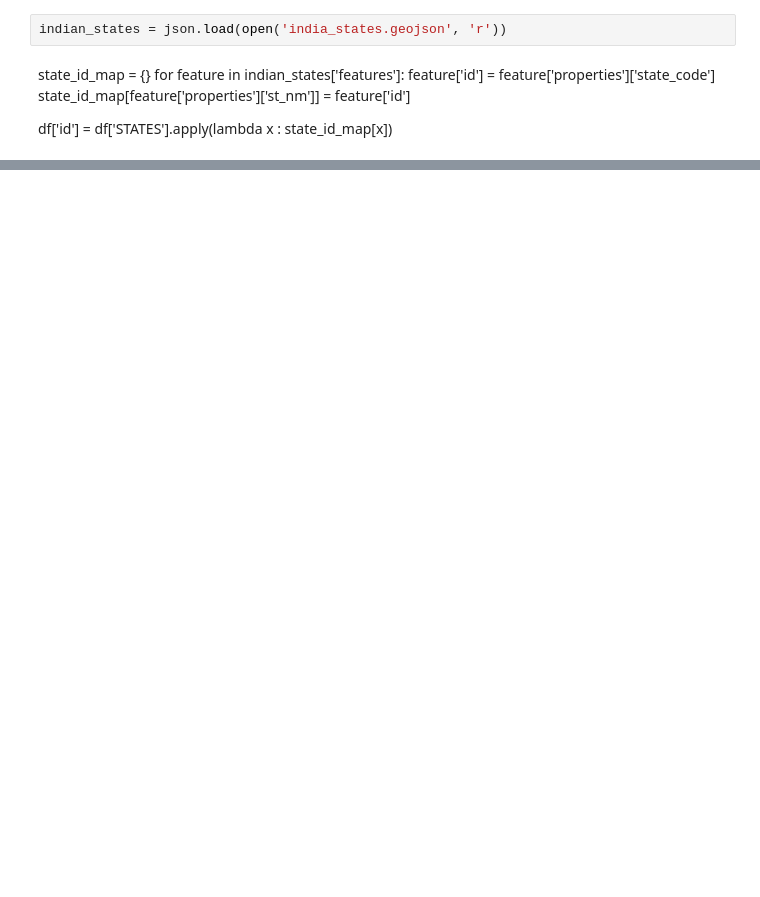
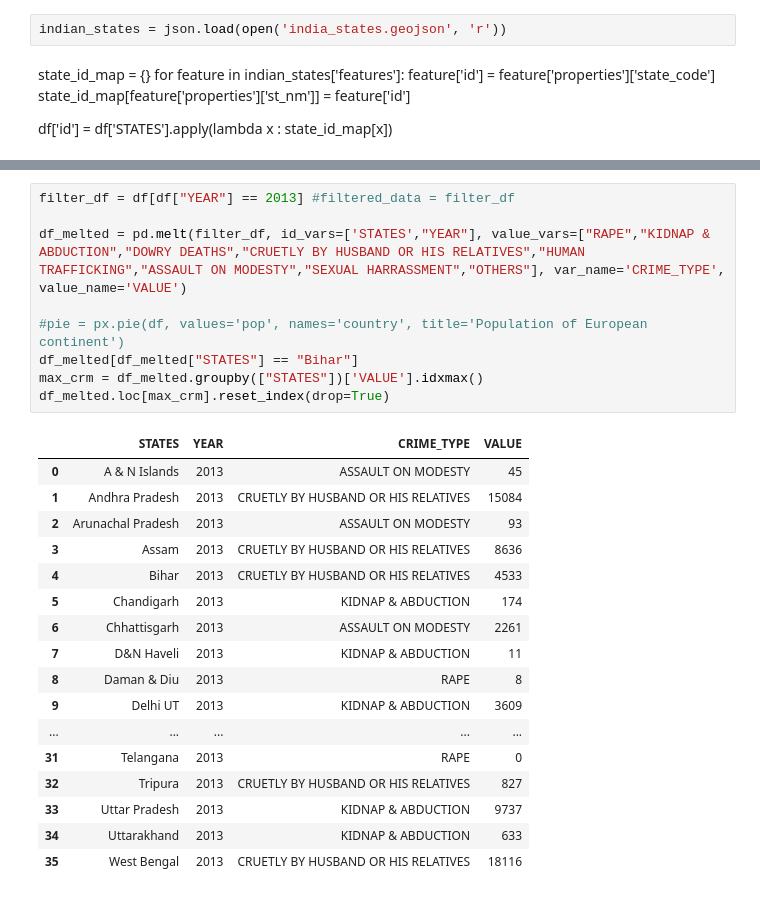
Before and after one commit to sweetcurryice/Crimes_Against_Women_Data_Science_Dashboard, a Jupyter notebook: eda.ipynb, the cells around one changed output, grey strips where cells are left out. Saved outputs shown, nothing was run; the diff lists cells and outputs as text; blank space fills up the shorter version.

```diff
--- a/eda.ipynb
+++ b/eda.ipynb
@@ -55,0 +106,27 @@ df[df["YEAR"] == 2019]
+# %%
+filter_df = df[df["YEAR"] == 2013] #filtered_data = filter_df
+
+df_melted = pd.melt(filter_df, id_vars=['STATES',"YEAR"], value_vars=["RAPE","KIDNAP & ABDUCTION","DOWRY DEATHS","CRUETLY BY HUSBAND OR HIS RELATIVES","HUMAN TRAFFICKING","ASSAULT ON MODESTY","SEXUAL HARRASSMENT","OTHERS"], var_name='CRIME_TYPE', value_name='VALUE')
+
+#pie = px.pie(df, values='pop', names='country', title='Population of European continent')
+df_melted[df_melted["STATES"] == "Bihar"]
+max_crm = df_melted.groupby(["STATES"])['VALUE'].idxmax()
+df_melted.loc[max_crm].reset_index(drop=True)
+# %% [output]
+|  | STATES | YEAR | CRIME_TYPE | VALUE |
+| 0 | A & N Islands | 2013 | ASSAULT ON MODESTY | 45 |
+| 1 | Andhra Pradesh | 2013 | CRUETLY BY HUSBAND OR HIS RELATIVES | 15084 |
+| 2 | Arunachal Pradesh | 2013 | ASSAULT ON MODESTY | 93 |
+| 3 | Assam | 2013 | CRUETLY BY HUSBAND OR HIS RELATIVES | 8636 |
+| 4 | Bihar | 2013 | CRUETLY BY HUSBAND OR HIS RELATIVES | 4533 |
+| 5 | Chandigarh | 2013 | KIDNAP & ABDUCTION | 174 |
+| 6 | Chhattisgarh | 2013 | ASSAULT ON MODESTY | 2261 |
+| 7 | D&N Haveli | 2013 | KIDNAP & ABDUCTION | 11 |
+| 8 | Daman & Diu | 2013 | RAPE | 8 |
+| 9 | Delhi UT | 2013 | KIDNAP & ABDUCTION | 3609 |
+| ... | ... | ... | ... | ... |
+| 31 | Telangana | 2013 | RAPE | 0 |
+| 32 | Tripura | 2013 | CRUETLY BY HUSBAND OR HIS RELATIVES | 827 |
+| 33 | Uttar Pradesh | 2013 | KIDNAP & ABDUCTION | 9737 |
+| 34 | Uttarakhand | 2013 | KIDNAP & ABDUCTION | 633 |
+| 35 | West Bengal | 2013 | CRUETLY BY HUSBAND OR HIS RELATIVES | 18116 |
```
Also changed, not shown: parts of 14 cells of this notebook, 3 other files.
